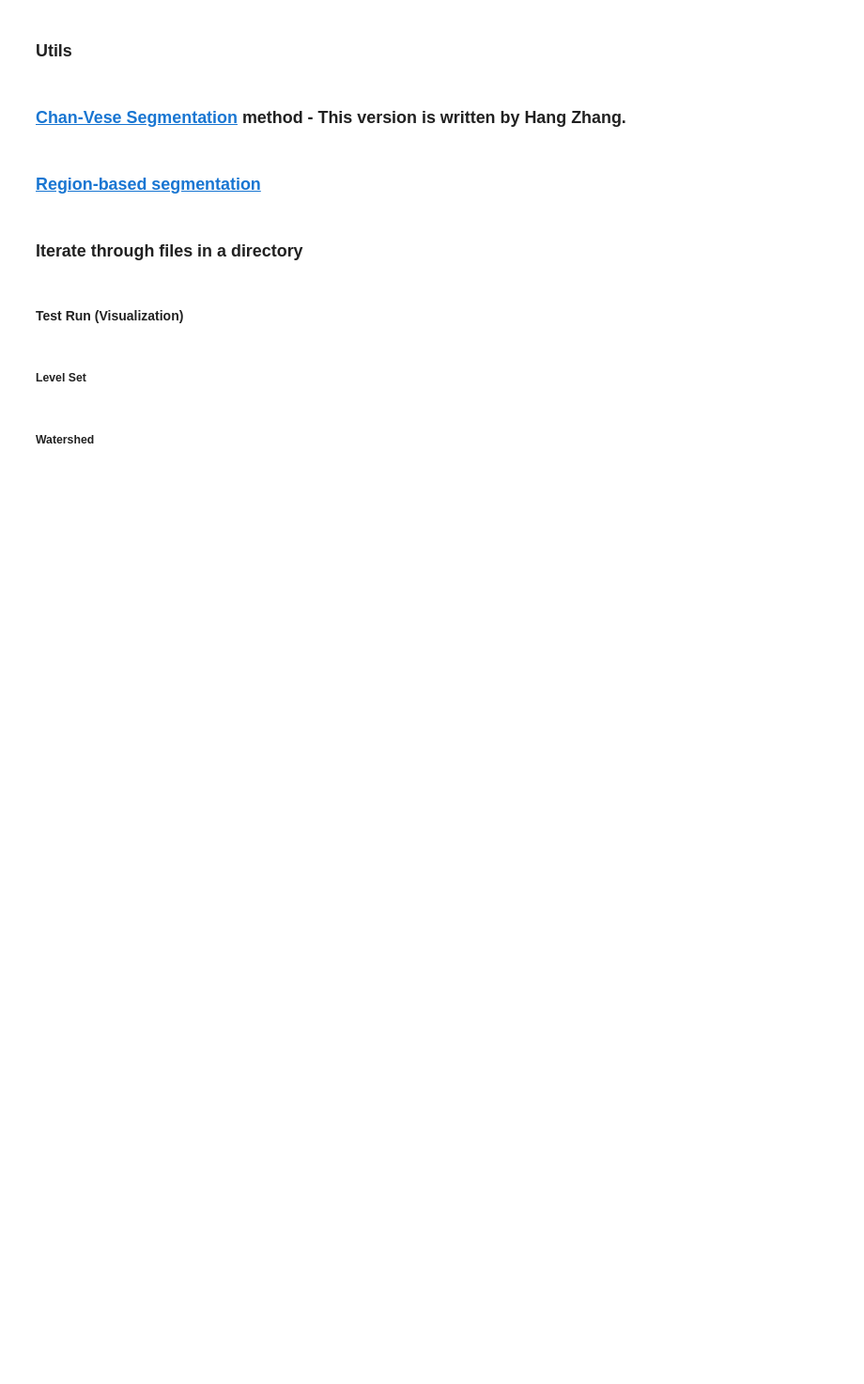
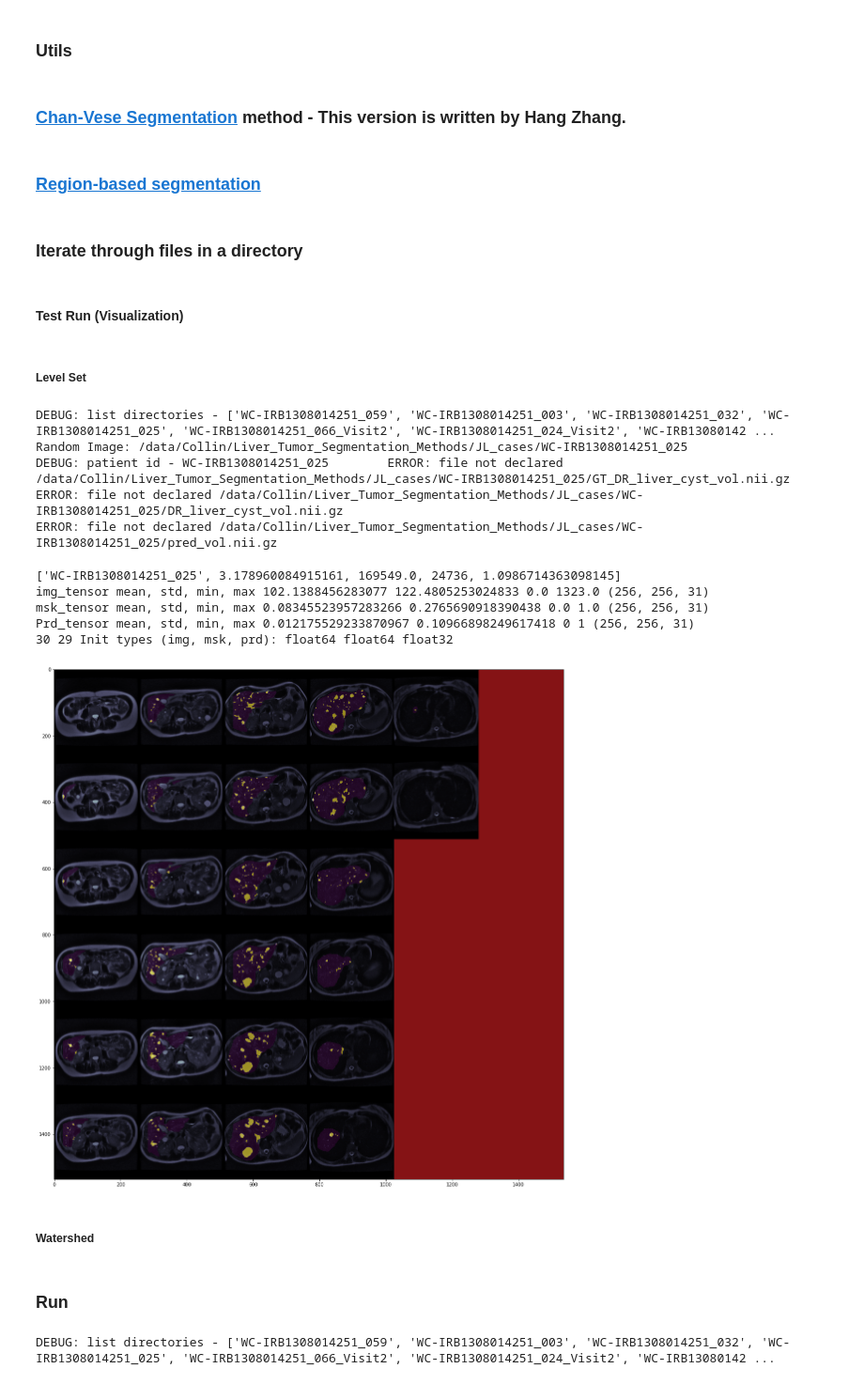
Before and after one commit to collinli2022/Liver_Tumor_Segmentation_Methods, a Jupyter notebook: main_AutoLevelSet.ipynb, the cells around one changed output. Shown at 94% size. Saved outputs shown, nothing was run; the diff lists cells and outputs as text; code cells hidden in the pictures; blank space fills up the shorter version.

```diff
--- a/main_AutoLevelSet.ipynb
+++ b/main_AutoLevelSet.ipynb
@@ -24,7 +24,7 @@ from matplotlib.pyplot import figure
 # https://stackoverflow.com/questions/39206986/numpy-get-rectangle-area-just-the-size-of-mask
 # %%
 # Main Folder Dir
-fp = '/data/Collin/Liver_Tumor_Segmentation_Methods/Original_ISMRM'
+fp = '/data/Collin/Liver_Tumor_Segmentation_Methods/JL_cases'
 #     C:\\Users\\colli\\Desktop\\lesionInterfaces\\\ISMRM_AutoLevelSet\\WC-IRB1308014251_008
 
 # Utility variables
@@ -43,12 +43,12 @@ Shorthand meanings
 # Maping file names to respective categories
 file_map = {
     'vol' : 'dicom_vol',
-    'LM' : 'pred_vol',
-    'GT' : 'GT_liver_cyst_vol',
-    'MS' : 'DR_liver_cyst_vol',
-    'SC' : 'DR_liver_cyst_smart_click_vol',
-    'JLRM' : 'JL_liver_roughMax_vol',
-    'LS' : 'CL_liver_cyst_watershed_LM_vol'}
+    'LM' : 'JL_pred_vol',
+    'GT' : 'GT_DR_liver_cyst_vol',
+    # 'MS' : 'DR_liver_cyst_vol',
+    # 'SC' : 'DR_liver_cyst_smart_click_vol',
+    # 'JLRM' : 'JL_liver_roughMax_vol',
+    'LS' : 'LevelSet_CL_liver_cyst_vol'}
 
 inv_file_map = {v: k for k, v in file_map.items()}
 # %% [markdown]
@@ -508,7 +508,7 @@ def segmentationWatershed(img, msk, higher_bound=None, lower_bound=None, verbose
 ### Iterate through files in a directory
 # %%
 VOL = file_map['vol']
-MSK = file_map['JLRM']
+MSK = file_map['LM']
 # %% [markdown]
 #### Test Run (Visualization)
 # %% [markdown]
@@ -525,35 +525,47 @@ folder_dir = organizeFolders(fp)
 
 # Choose random image
 i = '/data/Collin/Liver_Tumor_Segmentation_Methods/Fake_ISMRM_AutoLevelSet/WC-IRB1308014251_039_Visit1'
-# i = random.choice(folder_dir)
+i = random.choice(folder_dir)
 print('Random Image:', i)
 
 # Get File Paths
 file_dir = organizeFiles(i)
 patient_id = i.split(splitter)[-1]
 if debug: print('DEBUG: patient id -', patient_id, end = '\t')
 
 # Get Image and Mask File
 img, msk = None, None
 for j in file_dir:
     if VOL in j:
         img = openImage(j)
     elif MSK in j:
         msk = openImage(j)
     else:
         if debug: print('ERROR: file not declared', j)
 
 # Perform Segmentation
 if img is not None and msk is not None:
     new_msk, time_taken = segmentationLevelSet(img[1], msk[1])
 
     # 'patient_id', 'time (sec)', 'liver mask voxCnt', 'liver lesion mask voxCnt', 'voxel volume'
     print([patient_id, time_taken, msk[1].sum(), new_msk.sum(), img[2]])
 
     # Show segmentation
     display2D3D(img[1], msk[1], new_msk)
 else:
     if debug: print('ERROR: image or mask not found for', patient_id)
+# %% [output]
+DEBUG: list directories - ['WC-IRB1308014251_059', 'WC-IRB1308014251_003', 'WC-IRB1308014251_032', 'WC-IRB1308014251_025', 'WC-IRB1308014251_066_Visit2', 'WC-IRB1308014251_024_Visit2', 'WC-IRB13080142 ...
+Random Image: /data/Collin/Liver_Tumor_Segmentation_Methods/JL_cases/WC-IRB1308014251_025
+DEBUG: patient id - WC-IRB1308014251_025        ERROR: file not declared /data/Collin/Liver_Tumor_Segmentation_Methods/JL_cases/WC-IRB1308014251_025/GT_DR_liver_cyst_vol.nii.gz
+ERROR: file not declared /data/Collin/Liver_Tumor_Segmentation_Methods/JL_cases/WC-IRB1308014251_025/DR_liver_cyst_vol.nii.gz
+ERROR: file not declared /data/Collin/Liver_Tumor_Segmentation_Methods/JL_cases/WC-IRB1308014251_025/pred_vol.nii.gz
+['WC-IRB1308014251_025', 3.178960084915161, 169549.0, 24736, 1.0986714363098145]
+img_tensor mean, std, min, max 102.1388456283077 122.4805253024833 0.0 1323.0 (256, 256, 31)
+msk_tensor mean, std, min, max 0.08345523957283266 0.2765690918390438 0.0 1.0 (256, 256, 31)
+Prd_tensor mean, std, min, max 0.012175529233870967 0.10966898249617418 0 1 (256, 256, 31)
+30 29 Init types (img, msk, prd): float64 float64 float32
+[figure, added]
 # %% [markdown]
 ##### Watershed
 # %%
@@ -597,6 +609,8 @@ if img is not None and msk is not None:
     display2D3D(img[1], msk[1], new_msk, edges=True)
 else:
     if debug: print('ERROR: image or mask not found for', patient_id)
+# %% [markdown]
+### Run
 # %%
 # Debugging
 debug = False
@@ -638,6 +652,8 @@ for i in folder_dir:
         nib.save(new_msk_img, new_msk_fp)
     else:
         if debug: print('ERROR: image or mask not found for', patient_id)
+# %% [output]
+DEBUG: list directories - ['WC-IRB1308014251_059', 'WC-IRB1308014251_003', 'WC-IRB1308014251_032', 'WC-IRB1308014251_025', 'WC-IRB1308014251_066_Visit2', 'WC-IRB1308014251_024_Visit2', 'WC-IRB13080142 ...
 # %%
 # Debugging
 debug = False
```
Also changed, not shown: parts of 2 cells of this notebook, 2 other files.
